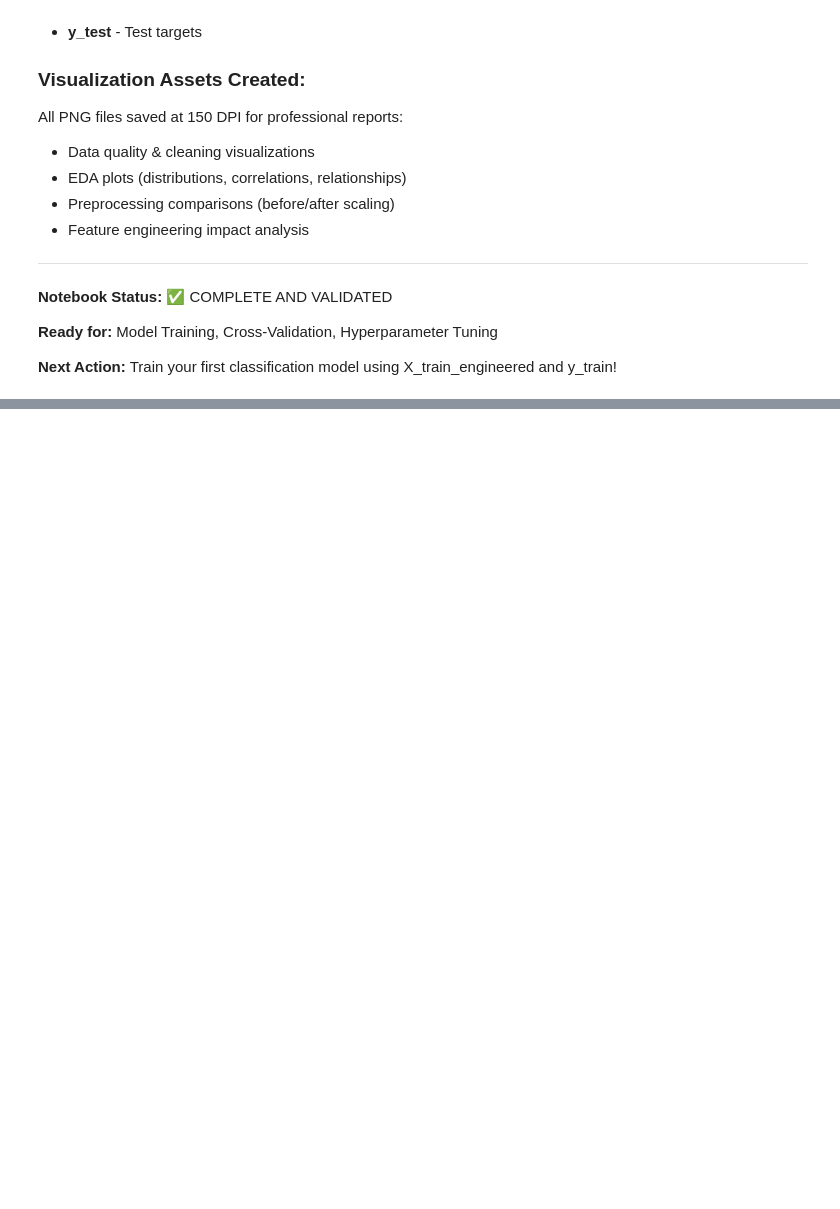
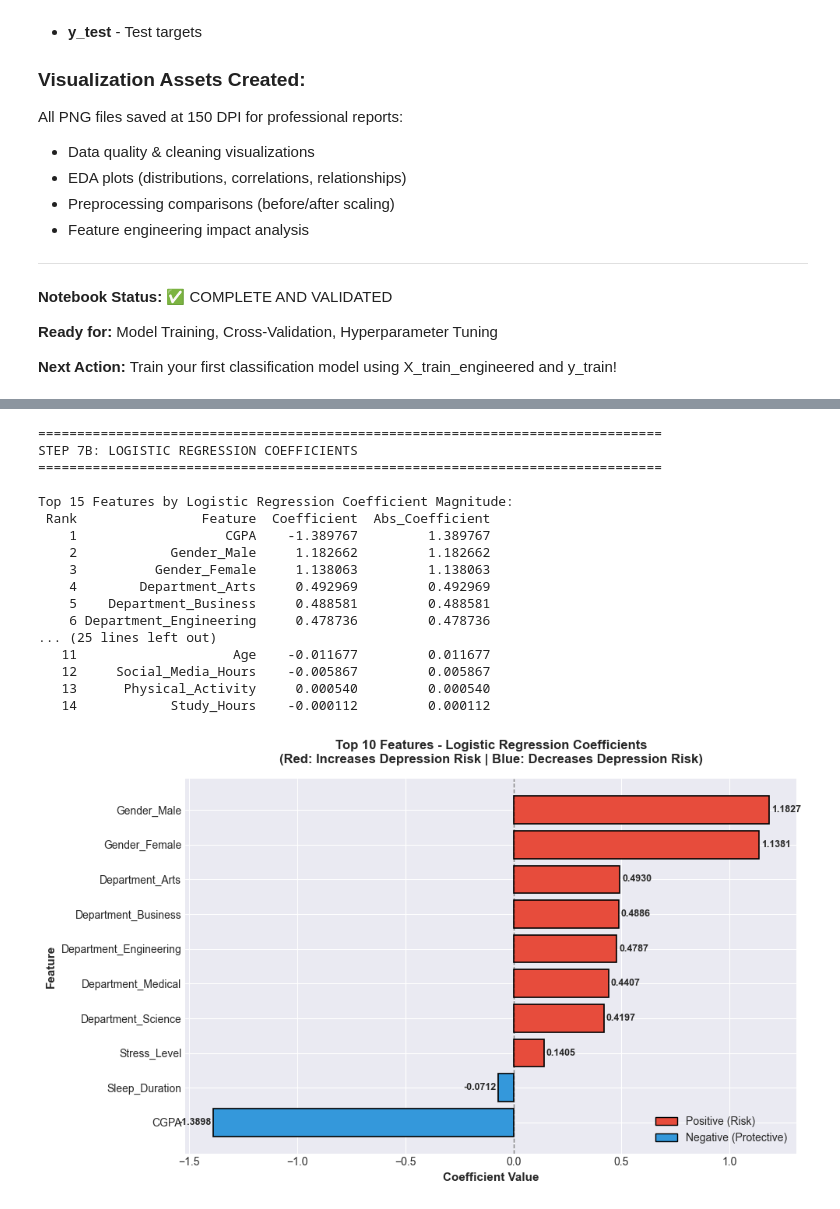
Before and after one commit to XyronTeam/ml-project, a Jupyter notebook: src/dataset_c/notebook_c.ipynb, the cells around one changed output, grey strips where cells are left out. Cells and saved outputs as stored; diff of their text form; code cells hidden in the pictures; blank space fills up the shorter version.

```diff
--- a/src/dataset_c/notebook_c.ipynb
+++ b/src/dataset_c/notebook_c.ipynb
@@ -2402,0 +2604,80 @@ The top 10 features were picked by importance score from a Random Forest model t
+# %%
+# STEP 7B: Logistic Regression Coefficients
+from sklearn.linear_model import LogisticRegression
+import matplotlib.pyplot as plt
+import numpy as np
+
+print("\n" + "=" * 80)
+print("STEP 7B: LOGISTIC REGRESSION COEFFICIENTS")
+print("=" * 80)
+
+# Train Logistic Regression on balanced data
+lr_model = LogisticRegression(max_iter=1000, random_state=42)  # using balanced data
+lr_model.fit(X_train_balanced, y_train_balanced)  # using balanced data
+
+# Extract coefficients
+lr_coefficients = pd.DataFrame({
+    'Feature': all_feature_names,
+    'Coefficient': lr_model.coef_[0]
+}).sort_values('Coefficient', ascending=True).reset_index(drop=True)
+
+# Add absolute value and rank columns
+lr_coefficients['Abs_Coefficient'] = abs(lr_coefficients['Coefficient'])
+lr_coefficients = lr_coefficients.sort_values('Abs_Coefficient', ascending=False).reset_index(drop=True)
+lr_coefficients['Rank'] = range(1, len(lr_coefficients) + 1)
+
+# Print top 15
+print("\nTop 15 Features by Logistic Regression Coefficient Magnitude:")
+print(lr_coefficients.head(15)[['Rank', 'Feature', 'Coefficient', 'Abs_Coefficient']].to_string(index=False))
+
+# Visualization: Top 10 features with color coding
+fig, ax = plt.subplots(figsize=(10, 6))
+top_10_lr = lr_coefficients.head(10).sort_values('Coefficient', ascending=True)
+
+# Color code: red for positive (increase risk), blue for negative (decrease risk)
+colors = ['#e74c3c' if x > 0 else '#3498db' for x in top_10_lr['Coefficient'].values]
+
+bars = ax.barh(range(len(top_10_lr)), top_10_lr['Coefficient'].values, color=colors, edgecolor='black', linewidth=1.2)
+
+# Add value labels on bars
+for i, (idx, row) in enumerate(top_10_lr.iterrows()):
+    offset = 0.01 if row['Coefficient'] > 0 else -0.01
+    ax.text(row['Coefficient'] + offset, i, f"{row['Coefficient']:.4f}", va='center', ha='left' if row['Coefficient'] > 0 else 'right', fontsize=9, fontweight='bold')
+
+ax.set_yticks(range(len(top_10_lr)))
+ax.set_yticklabels(top_10_lr['Feature'].values)
+ax.set_xlabel('Coefficient Value', fontsize=11, fontweight='bold')
+ax.set_ylabel('Feature', fontsize=11, fontweight='bold')
+ax.set_title('Top 10 Features - Logistic Regression Coefficients\n(Red: Increases Depression Risk | Blue: Decreases Depression Risk)', fontsize=12, fontweight='bold', pad=15)
+ax.axvline(x=0, color='black', linestyle='--', linewidth=1, alpha=0.5)
+
+# Add legend
+from matplotlib.patches import Patch
+legend_elements = [Patch(facecolor='#e74c3c', edgecolor='black', label='Positive (Risk)'),
+                  Patch(facecolor='#3498db', edgecolor='black', label='Negative (Protective)')]
+ax.legend(handles=legend_elements, loc='lower right', fontsize=10)
+
+plt.tight_layout()
+plt.savefig('step7b_lr_coefficients.png', dpi=150, bbox_inches='tight')
+plt.show()
+
+print("\n✓ Logistic Regression coefficients chart saved as 'step7b_lr_coefficients.png'")
+# %% [output]
+================================================================================
+STEP 7B: LOGISTIC REGRESSION COEFFICIENTS
+================================================================================
+
+Top 15 Features by Logistic Regression Coefficient Magnitude:
+ Rank                Feature  Coefficient  Abs_Coefficient
+    1                   CGPA    -1.389767         1.389767
+    2            Gender_Male     1.182662         1.182662
+    3          Gender_Female     1.138063         1.138063
+    4        Department_Arts     0.492969         0.492969
+    5    Department_Business     0.488581         0.488581
+    6 Department_Engineering     0.478736         0.478736
+... (25 lines left out)
+   11                    Age    -0.011677         0.011677
+   12     Social_Media_Hours    -0.005867         0.005867
+   13      Physical_Activity     0.000540         0.000540
+   14            Study_Hours    -0.000112         0.000112
+[figure, added]
```
Also changed, not shown: parts of 33 cells of this notebook, 5 other files.
